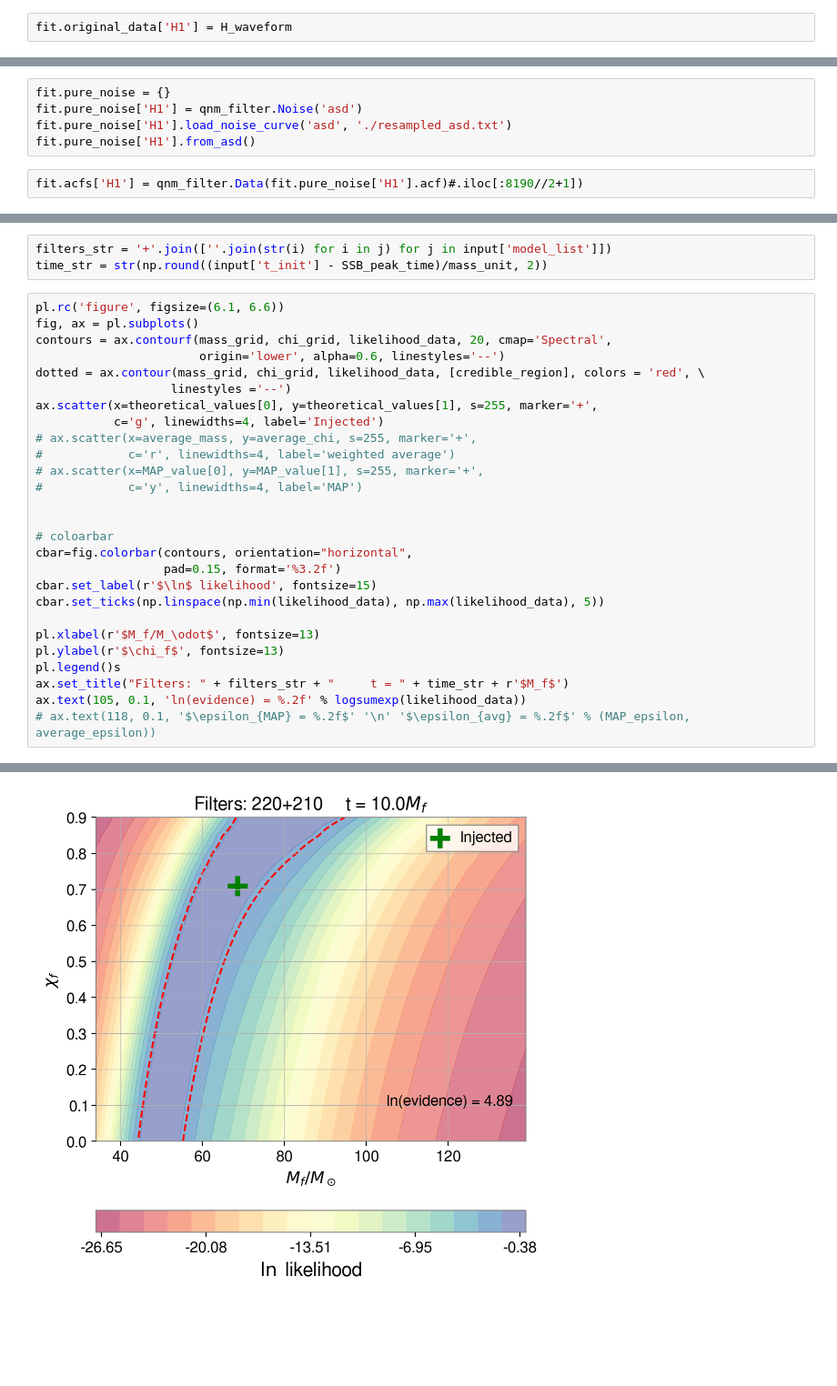
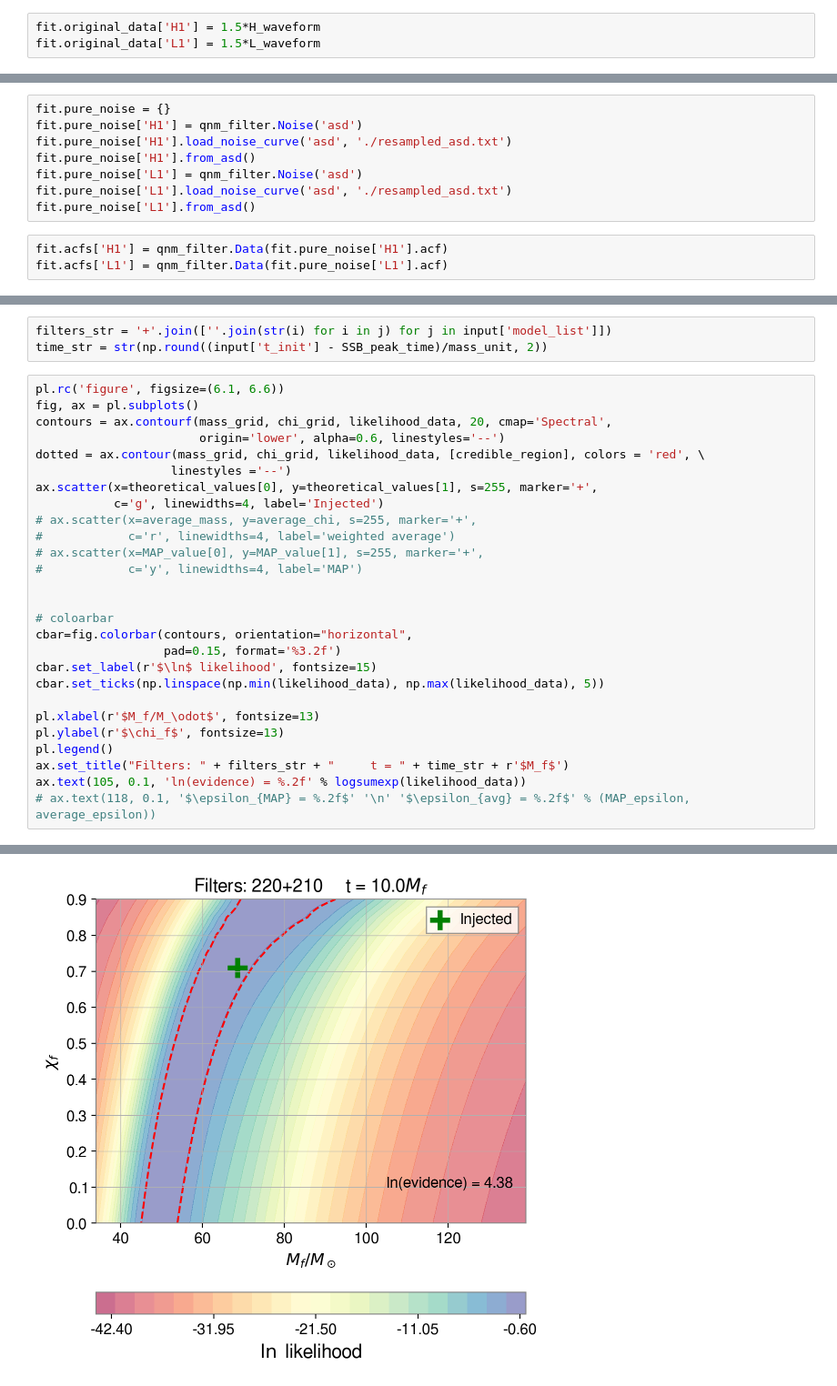
Before and after one commit to Lu-Neil/qnm_filter, a Jupyter notebook: code_demo/Systematics/Systematics MDC - colored noise.ipynb, the cells around one changed output, grey strips where cells are left out. Shown at 91% size. Cells and saved outputs as stored; diff of their text form; blank space fills up the shorter version.

```diff
--- a/code_demo/Systematics/Systematics MDC - colored noise.ipynb
+++ b/code_demo/Systematics/Systematics MDC - colored noise.ipynb
@@ -81,7 +80,8 @@ fit = qnm_filter.Network(**input)
 # %% [markdown]
 Load data
 # %%
-fit.original_data['H1'] = H_waveform
+fit.original_data['H1'] = 1.5*H_waveform
+fit.original_data['L1'] = 1.5*L_waveform
 # %%
 fit.detector_alignment()
 fit.condition_data('original_data', **input, trim = 0.0)
@@ -91,5 +93,9 @@ fit.pure_noise = {}
 fit.pure_noise['H1'] = qnm_filter.Noise('asd')
 fit.pure_noise['H1'].load_noise_curve('asd', './resampled_asd.txt')
 fit.pure_noise['H1'].from_asd()
+fit.pure_noise['L1'] = qnm_filter.Noise('asd')
+fit.pure_noise['L1'].load_noise_curve('asd', './resampled_asd.txt')
+fit.pure_noise['L1'].from_asd()
 # %%
-fit.acfs['H1'] = qnm_filter.Data(fit.pure_noise['H1'].acf)#.iloc[:8190//2+1])
+fit.acfs['H1'] = qnm_filter.Data(fit.pure_noise['H1'].acf)
+fit.acfs['L1'] = qnm_filter.Data(fit.pure_noise['L1'].acf)
@@ -146,7 +152,7 @@ cbar.set_ticks(np.linspace(np.min(likelihood_data), np.max(likelihood_data), 5))
 
 pl.xlabel(r'$M_f/M_\odot$', fontsize=13)
 pl.ylabel(r'$\chi_f$', fontsize=13)
-pl.legend()s
+pl.legend()
 ax.set_title("Filters: " + filters_str + "     t = " + time_str + r'$M_f$')
 ax.text(105, 0.1, 'ln(evidence) = %.2f' % logsumexp(likelihood_data))
 # ax.text(118, 0.1, '$\epsilon_{MAP} = %.2f$' '\n' '$\epsilon_{avg} = %.2f$' % (MAP_epsilon, average_epsilon))
@@ -155 +161 @@ Text(105, 0.1, 'ln(evidence) = 4.89')
-[figure, old version]
+[figure, new version]
```
Also changed, not shown: parts of 8 cells of this notebook, 1 other file.
